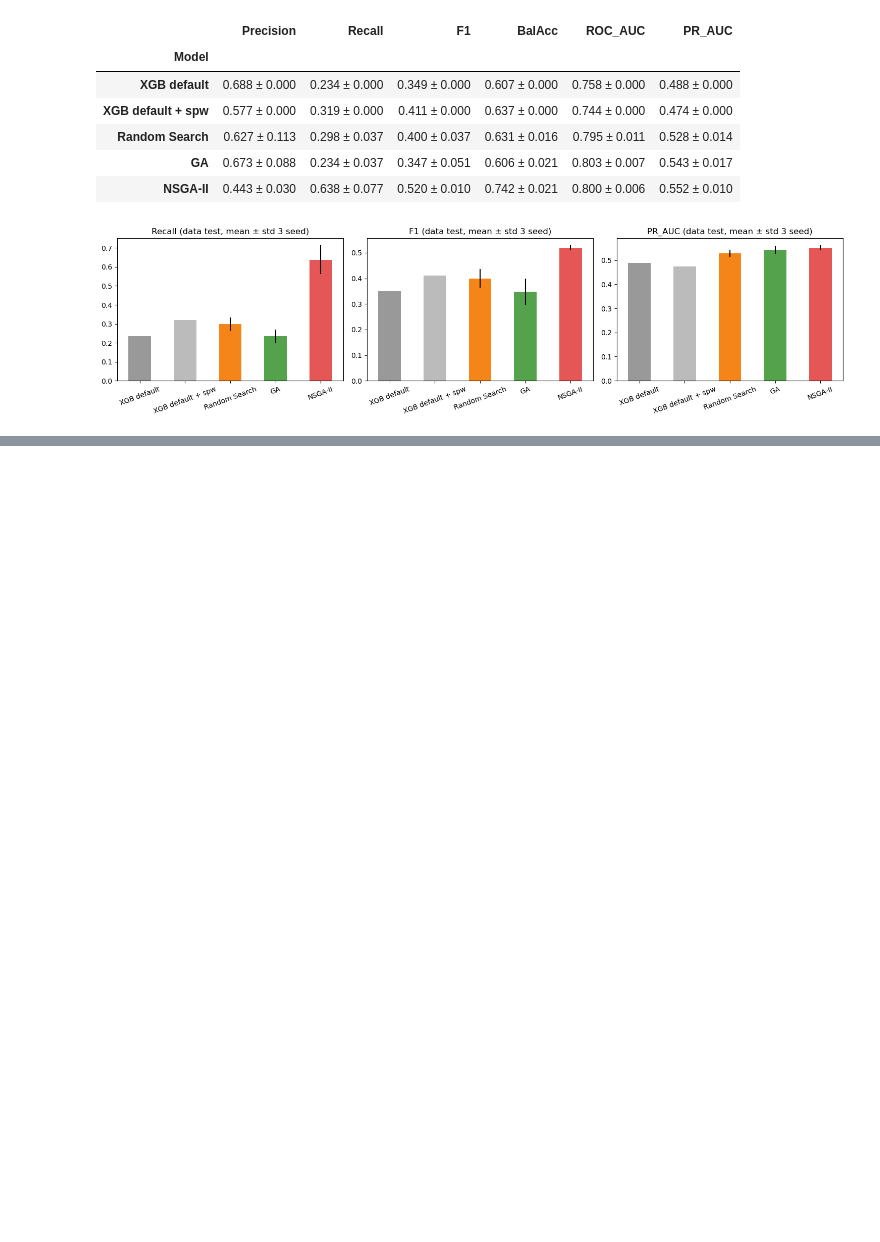
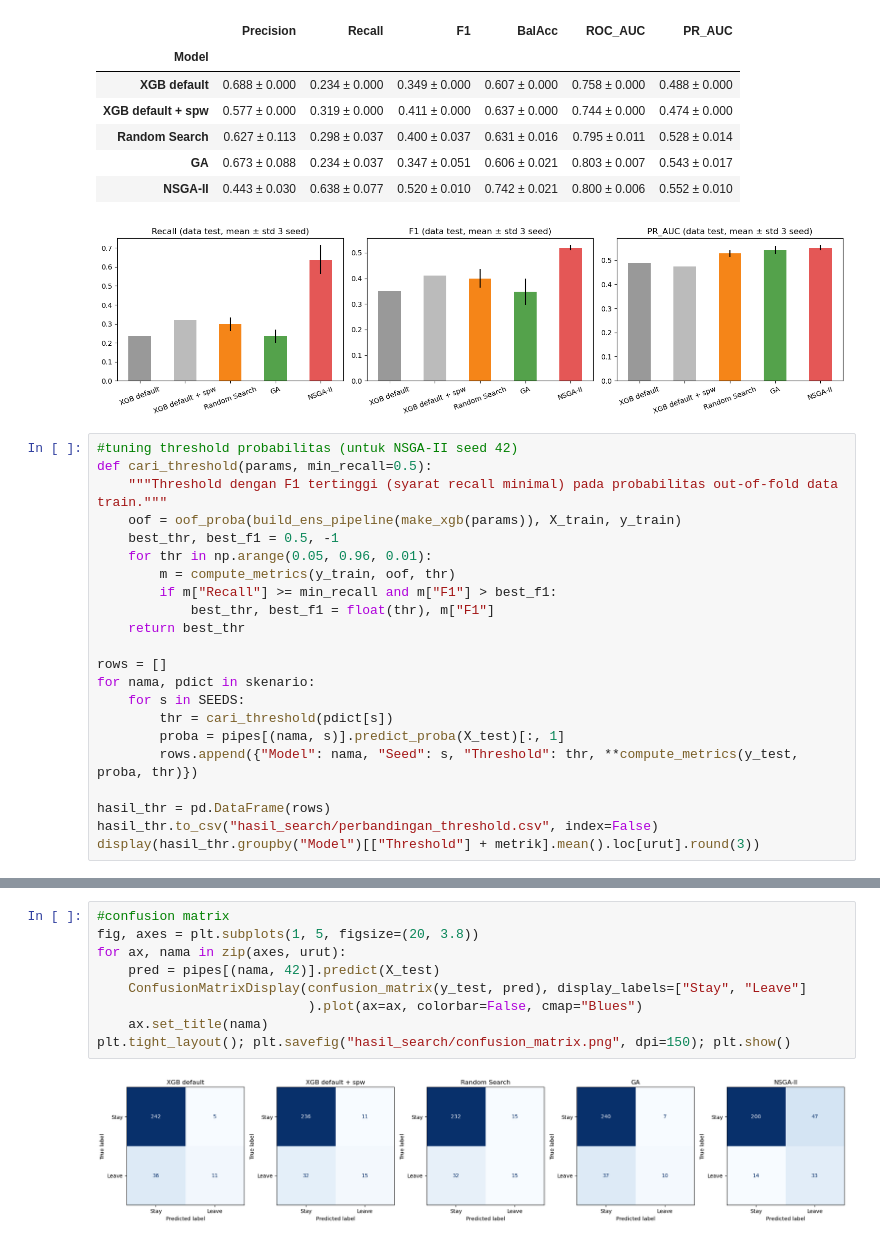
Before and after one commit to manl1/Project-ETS-Machine-Learning, a Jupyter notebook: project-ets.ipynb, the cells around one changed output, grey strips where cells are left out. Saved outputs shown, nothing was run; the diff lists cells and outputs as text; blank space fills up the shorter version.

Commit message:
feat: tuning threshold dan confusion matrix semua model
Threshold dicari dari probabilitas out-of-fold data train dan diterapkan ke semua metode, lalu confusion matrix.

```diff
--- a/project-ets.ipynb
+++ b/project-ets.ipynb
@@ -1093,3 +1093,25 @@ plt.tight_layout(); plt.savefig("hasil_search/perbandingan_akhir.png", dpi=150);
 | GA | 0.673 ± 0.088 | 0.234 ± 0.037 | 0.347 ± 0.051 | 0.606 ± 0.021 | 0.803 ± 0.007 | 0.543 ± 0.017 |
 | NSGA-II | 0.443 ± 0.030 | 0.638 ± 0.077 | 0.520 ± 0.010 | 0.742 ± 0.021 | 0.800 ± 0.006 | 0.552 ± 0.010 |
 [figure]
+# %%
+#tuning threshold probabilitas (untuk NSGA-II seed 42)
+def cari_threshold(params, min_recall=0.5):
+    """Threshold dengan F1 tertinggi (syarat recall minimal) pada probabilitas out-of-fold data train."""
+    oof = oof_proba(build_ens_pipeline(make_xgb(params)), X_train, y_train)
+    best_thr, best_f1 = 0.5, -1
+    for thr in np.arange(0.05, 0.96, 0.01):
+        m = compute_metrics(y_train, oof, thr)
+        if m["Recall"] >= min_recall and m["F1"] > best_f1:
+            best_thr, best_f1 = float(thr), m["F1"]
+    return best_thr
+
+rows = []
+for nama, pdict in skenario:
+    for s in SEEDS:
+        thr = cari_threshold(pdict[s])
+        proba = pipes[(nama, s)].predict_proba(X_test)[:, 1]
+        rows.append({"Model": nama, "Seed": s, "Threshold": thr, **compute_metrics(y_test, proba, thr)})
+
+hasil_thr = pd.DataFrame(rows)
+hasil_thr.to_csv("hasil_search/perbandingan_threshold.csv", index=False)
+display(hasil_thr.groupby("Model")[["Threshold"] + metrik].mean().loc[urut].round(3))
@@ -1095,0 +1126,11 @@ plt.tight_layout(); plt.savefig("hasil_search/perbandingan_akhir.png", dpi=150);
+# %%
+#confusion matrix
+fig, axes = plt.subplots(1, 5, figsize=(20, 3.8))
+for ax, nama in zip(axes, urut):
+    pred = pipes[(nama, 42)].predict(X_test)
+    ConfusionMatrixDisplay(confusion_matrix(y_test, pred), display_labels=["Stay", "Leave"]
+                           ).plot(ax=ax, colorbar=False, cmap="Blues")
+    ax.set_title(nama)
+plt.tight_layout(); plt.savefig("hasil_search/confusion_matrix.png", dpi=150); plt.show()
+# %% [output]
+[figure, added]
```
Also changed, not shown: parts of 1 cell of this notebook, 2 other files.
